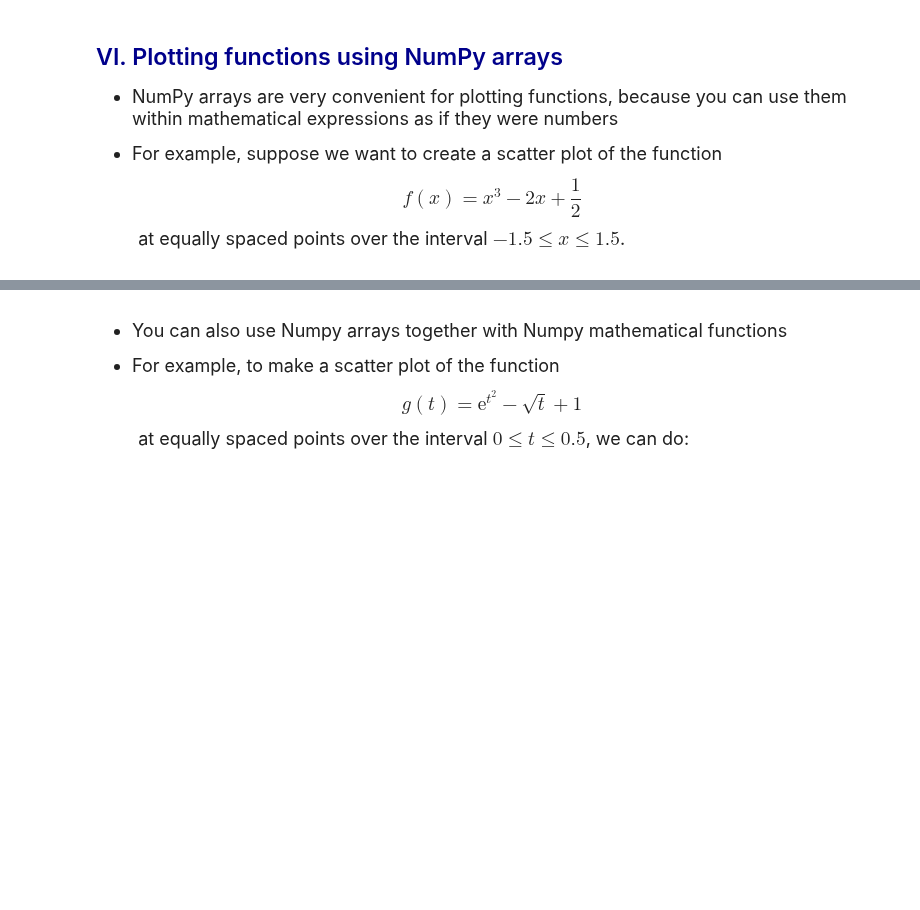
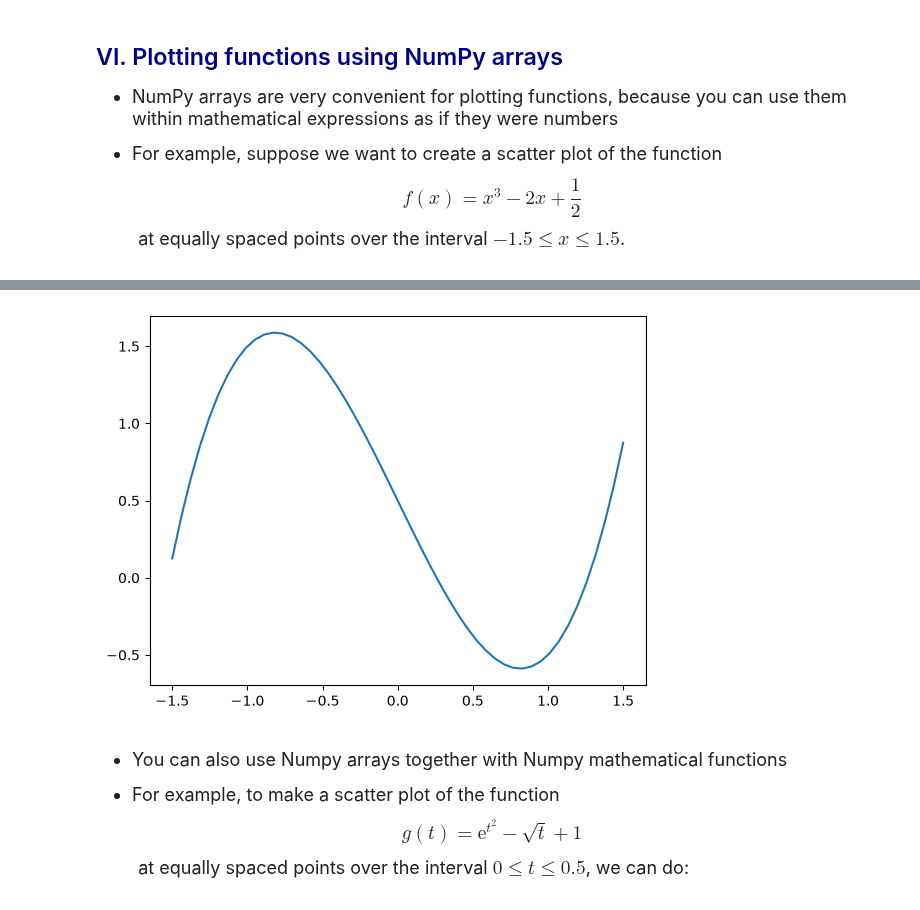
Before and after one commit to ylang100/datasci185fall2026, a Jupyter notebook: Lecture_05_Libraries_and_Specialized_Functions/Lecture5 copy.ipynb, the cells around one changed output, grey strips where cells are left out. Saved outputs shown, nothing was run; the diff lists cells and outputs as text; code cells hidden in the pictures; blank space fills up the shorter version.

```diff
--- a/Lecture_05_Libraries_and_Specialized_Functions/Lecture5 copy.ipynb
+++ b/Lecture_05_Libraries_and_Specialized_Functions/Lecture5 copy.ipynb
@@ -490,3 +553,19 @@ plt.show()
+# %%
+#show linspace
+
+#create list of equally spaced points from -1.5 to 1.5
+# we'll choose points 0.25 apart
+x_vals = np.linspace(-1.5, 1.5, 50)
+
+#creatte new numpy arrary with the function evaluated at the same points
+y_vals = x_vals**3 - 2*x_vals + 0.5
+
+## Use plt.scatter to create scatter plot
+
+plt.plot(x_vals, y_vals)
+plt.show()
+# %% [output]
+[figure, added]
 # %% [markdown]
 <font size = "4">
 
```
Also changed, not shown: parts of 29 cells of this notebook, 3 other files.
